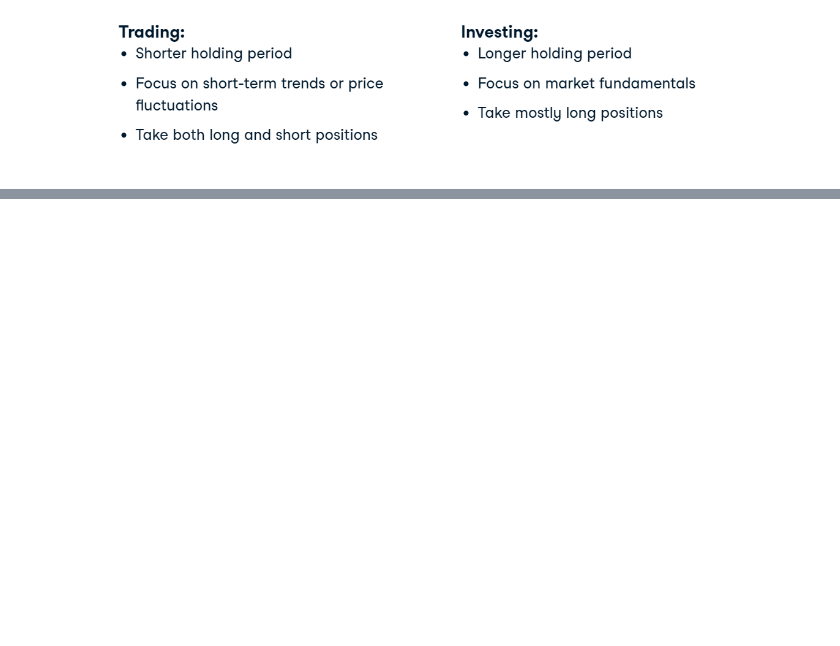
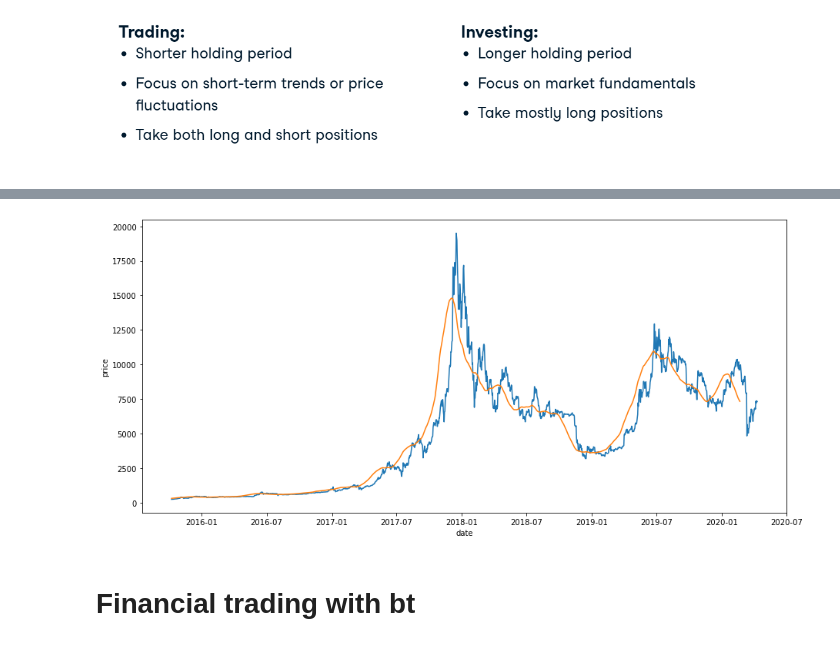
Before and after one commit to alimirr/algorithmic_trading_in_python, a Jupyter notebook: datacamp/1-trading_basics/1-trading_basics.ipynb, the cells around one changed output, grey strips where cells are left out. Cells and saved outputs as stored; diff of their text form; code cells hidden in the pictures; blank space fills up the shorter version.

```diff
--- a/datacamp/1-trading_basics/1-trading_basics.ipynb
+++ b/datacamp/1-trading_basics/1-trading_basics.ipynb
@@ -95,0 +183,13 @@ We can easily plot candlestick charts with the Python package "plotly dot graph
+# %%
+# specify the averaging period with the argument "window=n"
+bitcoin_data['sma_50'] = bitcoin_data["Close"].rolling(window=50).mean()
+fig = plt.figure(figsize=(15,7))
+plt.plot(bitcoin_data["Close"], label="Close")
+plt.plot(bitcoin_data['sma_50'], label="SMA_50")
+plt.xlabel("date")
+plt.ylabel("price")
+plt.show()
+# %% [output]
+[figure, added]
+# %% [markdown]
+# Financial trading with bt
```
Also changed, not shown: parts of 31 cells of this notebook.
